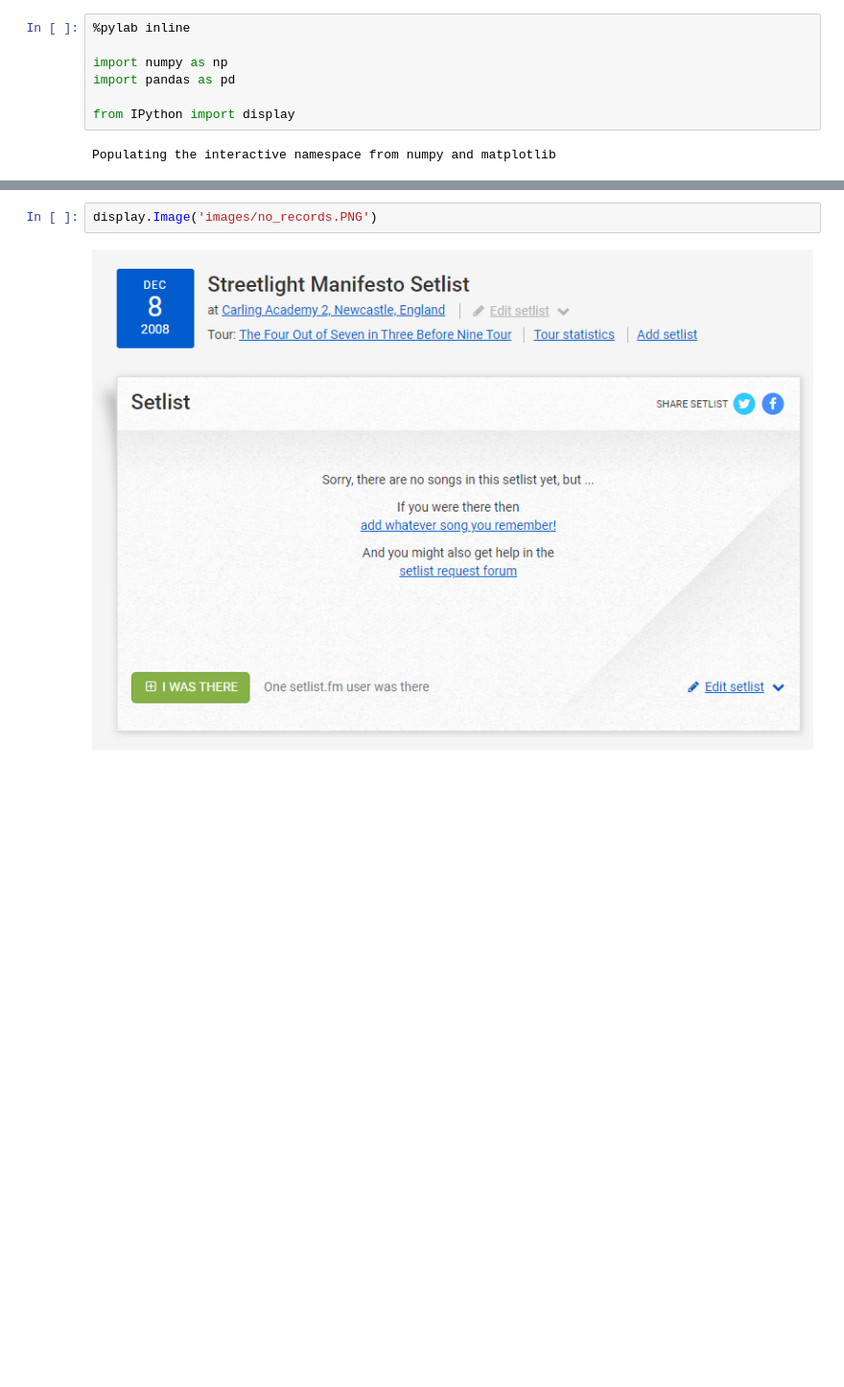
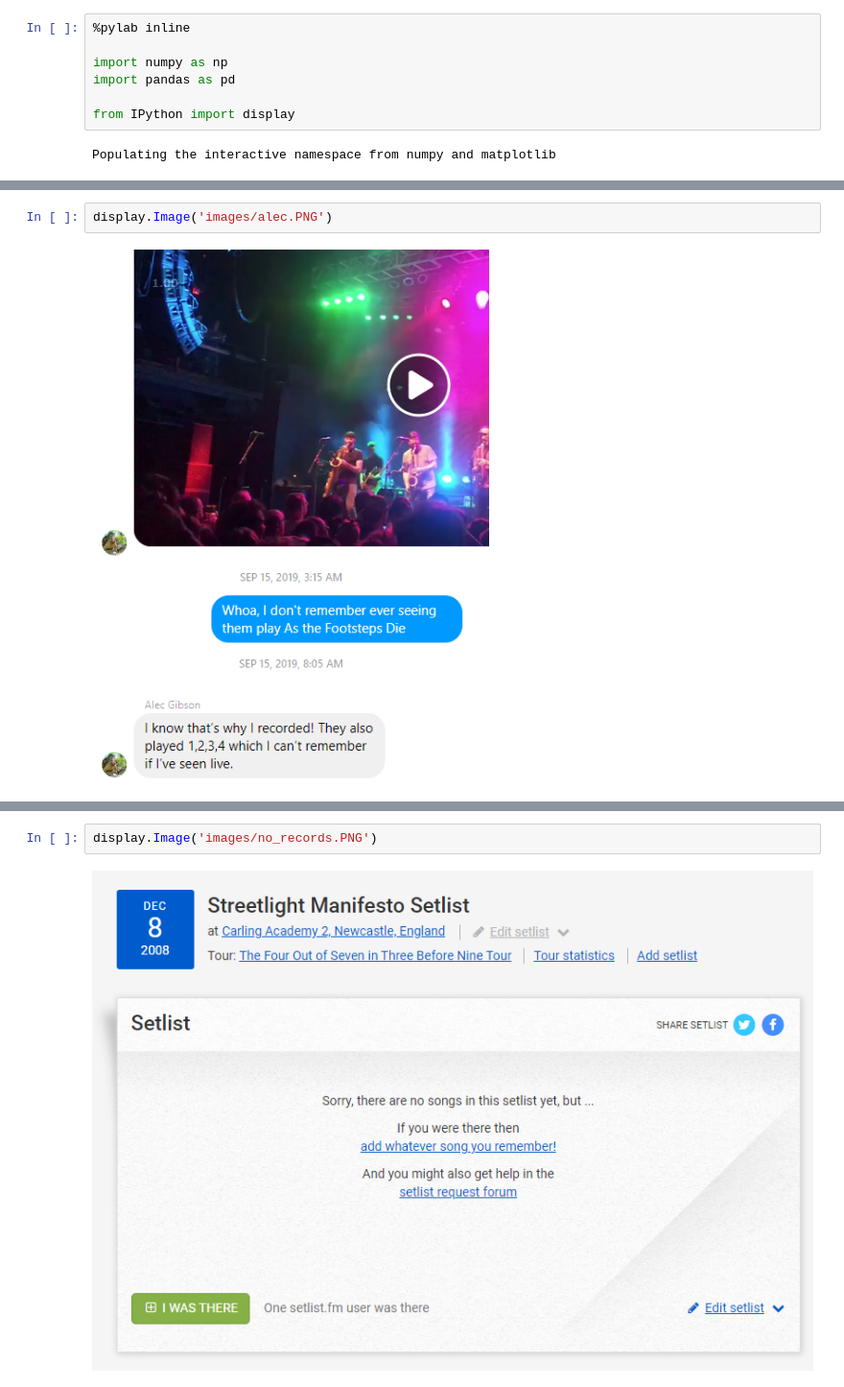
Before and after one commit to NapsterInBlue/streetlight, a Jupyter notebook: writeup.ipynb, the cells around one changed output, grey strips where cells are left out. Shown at 96% size. Saved outputs shown, nothing was run; the diff lists cells and outputs as text; blank space fills up the shorter version.

```diff
--- a/writeup.ipynb
+++ b/writeup.ipynb
@@ -42,0 +48,4 @@ inconsistent data
+# %%
+display.Image('images/alec.PNG')
+# %% [output]
+[figure, added]
```
Also changed, not shown: parts of 35 cells of this notebook, 1 other file.
